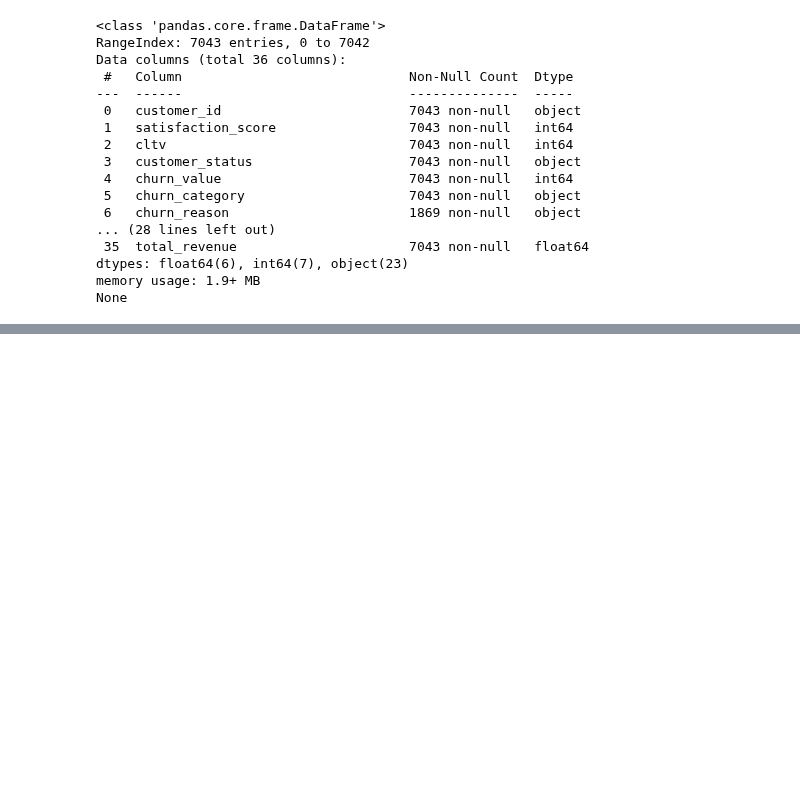
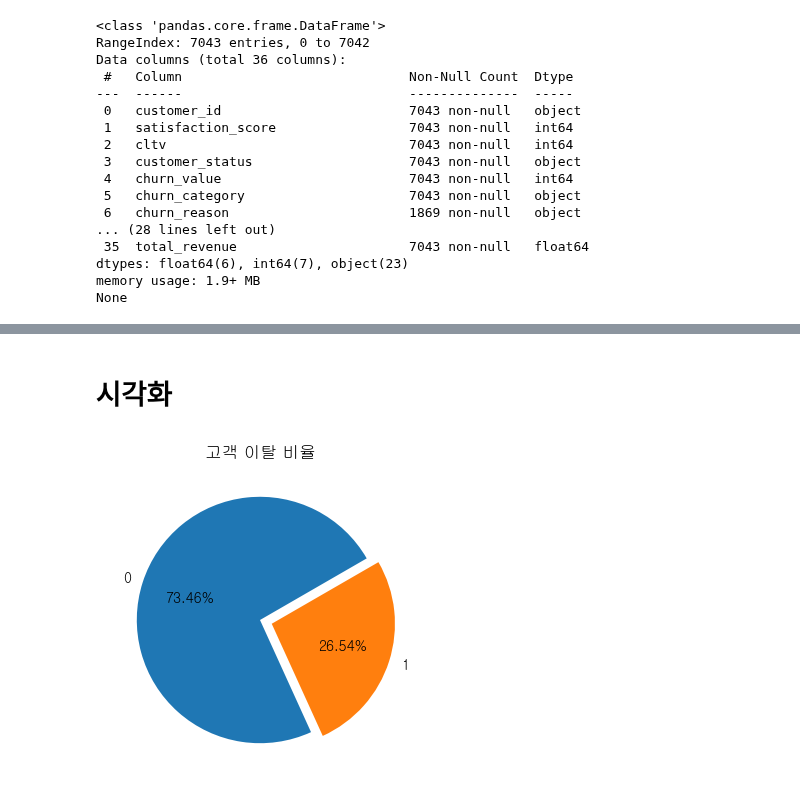
Before and after one commit to halley1116/2025_DA_study, a Jupyter notebook: team2/3주차/LYS_2.ipynb, the cells around one changed output, grey strips where cells are left out. Saved outputs shown, nothing was run; the diff lists cells and outputs as text; code cells hidden in the pictures; blank space fills up the shorter version.

```diff
--- a/team2/3주차/LYS_2.ipynb
+++ b/team2/3주차/LYS_2.ipynb
@@ -197,0 +450,3 @@ Unique values for payment_method: [np.int64(0), np.int64(1), np.int64(2), np.int
+# %%
+df['internet_type'] = le.fit_transform(df['internet_type'])
+df['internet_type'].value_counts()
@@ -197,0 +468,3 @@ Unique values for payment_method: [np.int64(0), np.int64(1), np.int64(2), np.int
+# %%
+df['contract'] = le.fit_transform(df['contract'])
+df['contract'].value_counts()
@@ -197,0 +484,3 @@ Unique values for payment_method: [np.int64(0), np.int64(1), np.int64(2), np.int
+# %%
+df['paperless_billing'] = le.fit_transform(df['paperless_billing'])
+df['paperless_billing'].value_counts()
@@ -197,0 +501,3 @@ Unique values for payment_method: [np.int64(0), np.int64(1), np.int64(2), np.int
+# %%
+df['payment_method'] = le.fit_transform(df['payment_method'])
+df['payment_method'].value_counts()
@@ -197,0 +648,2 @@ Unique values for payment_method: [np.int64(0), np.int64(1), np.int64(2), np.int
+# %% [markdown]
+# 시각화
@@ -197,0 +654,11 @@ Unique values for payment_method: [np.int64(0), np.int64(1), np.int64(2), np.int
+# %%
+# 종속변수 시각화
+Flag = df['churn_value'].value_counts()
+
+plt.figure(figsize=(9,4))
+plt.pie(Flag, labels=Flag.index, autopct='%1.2f%%',
+        startangle=30, explode=[0, 0.1])
+plt.title('고객 이탈 비율')
+plt.show()
+# %% [output]
+[figure, added]
```
Also changed, not shown: parts of 85 cells of this notebook.
